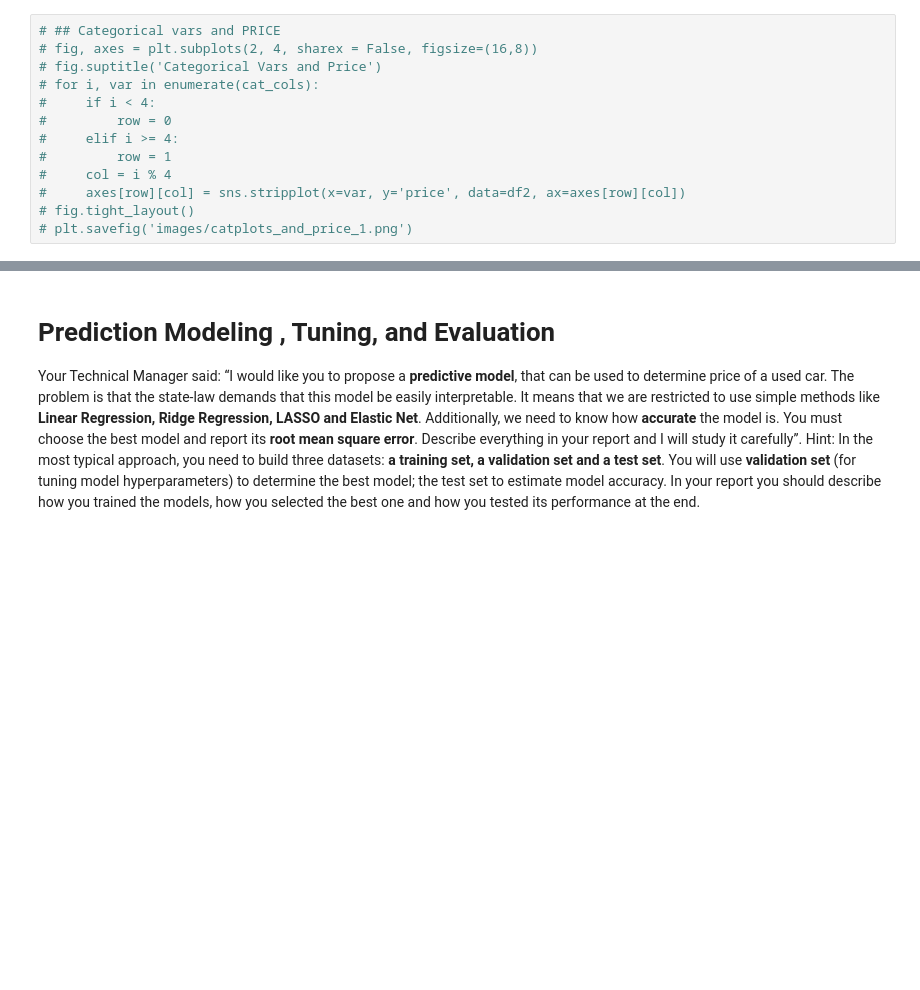
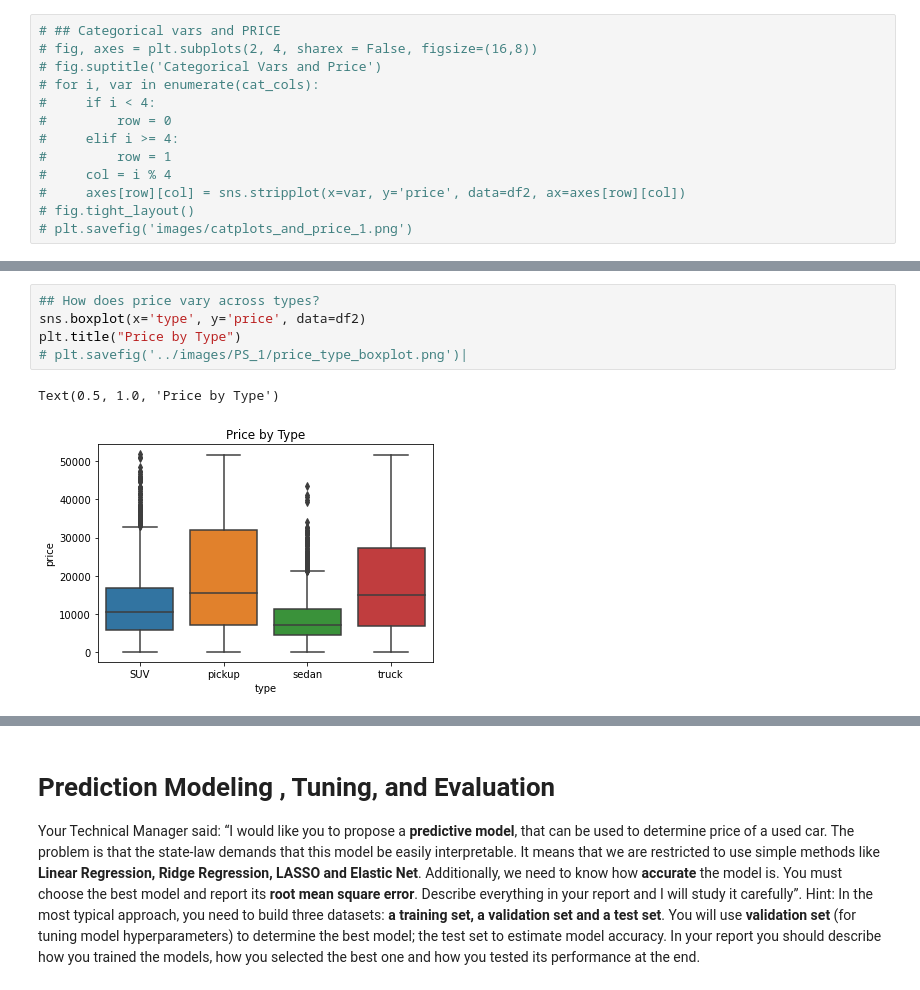
Before and after one commit to EricaXia/spr_2021, a Jupyter notebook: dsci552/problem_sets/ps_1.ipynb, the cells around one changed output, grey strips where cells are left out. Cells and saved outputs as stored; diff of their text form; blank space fills up the shorter version.

```diff
--- a/dsci552/problem_sets/ps_1.ipynb
+++ b/dsci552/problem_sets/ps_1.ipynb
@@ -176,0 +185,8 @@ print(df.shape, df2.shape)
+# %%
+## How does price vary across types?
+sns.boxplot(x='type', y='price', data=df2)
+plt.title("Price by Type")
+# plt.savefig('../images/PS_1/price_type_boxplot.png')|
+# %% [output]
+Text(0.5, 1.0, 'Price by Type')
+[figure, added]
```
Also changed, not shown: parts of 19 cells of this notebook, 7 other files.
